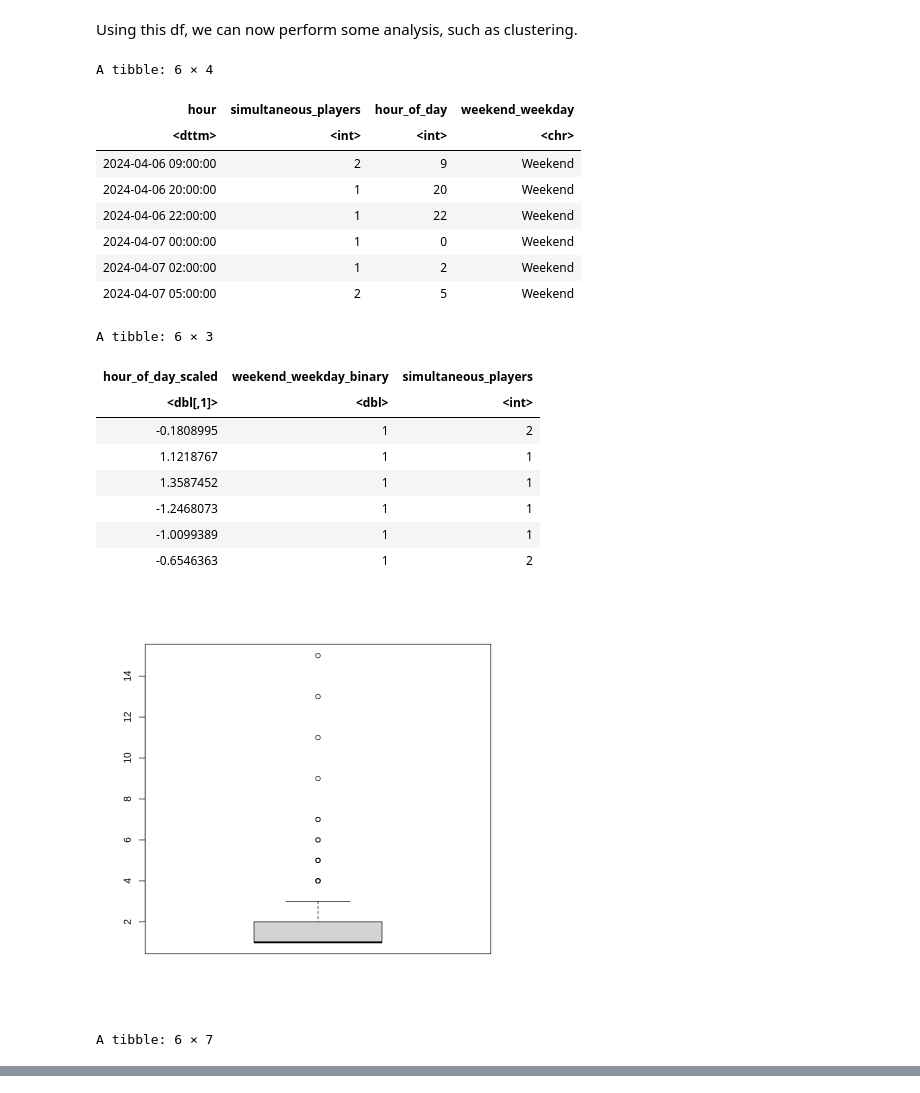
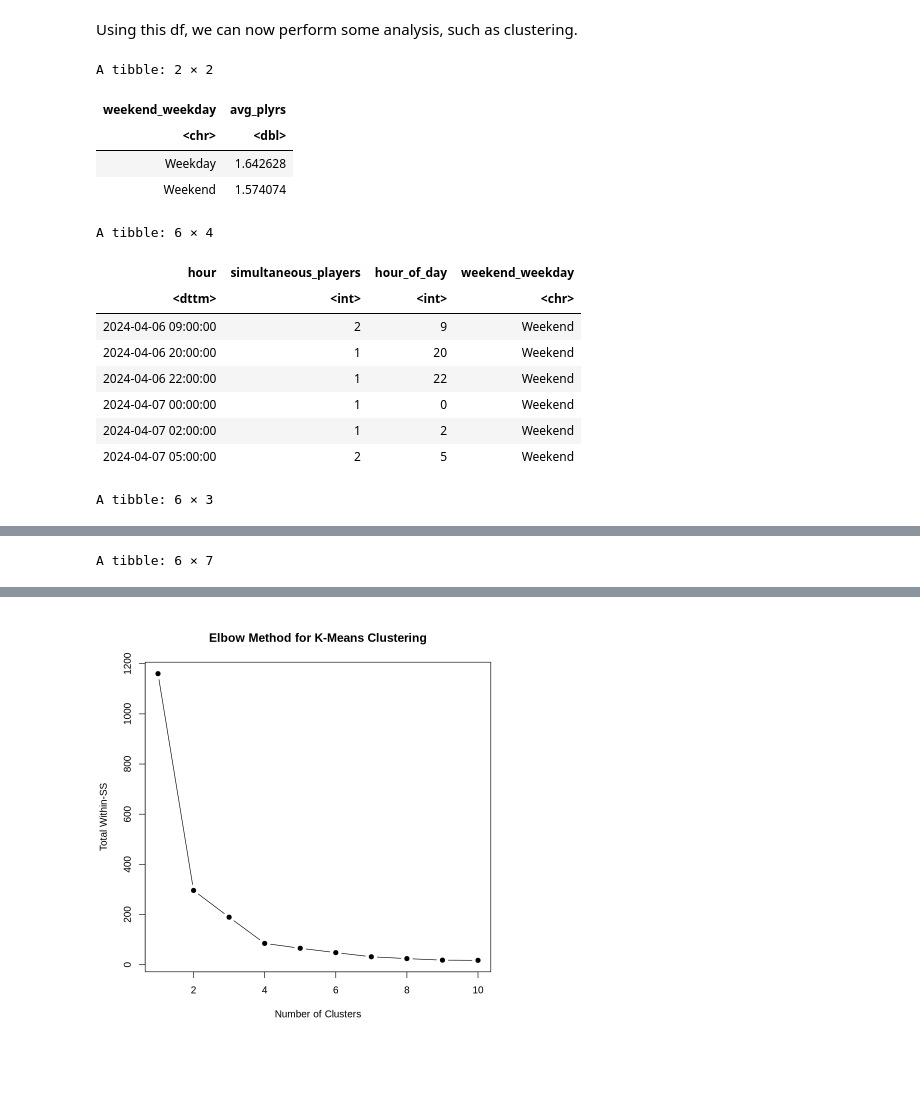
Before and after one commit to JameJ0/DSCI-Final-Group-13, a Jupyter notebook: report/final_project.ipynb, the cells around one changed output, grey strips where cells are left out. Saved outputs shown, nothing was run; the diff lists cells and outputs as text; code cells hidden in the pictures; blank space fills up the shorter version.

```diff
--- a/report/final_project.ipynb
+++ b/report/final_project.ipynb
@@ -319,6 +319,12 @@ time_windows_agg <- time_windows %>%
     hour_of_day = first(hour_of_day),  # Retain the first value of hour_of_day for each group
     weekend_weekday = first(weekend_weekday)  # Retain the first value of weekend_weekday for each group
   )
+
+# Visualize the difference between weekdays and weekends in players
+time_windows_plot<-time_windows_agg|>
+    group_by(weekend_weekday)|>
+    summarize(avg_plyrs = mean(simultaneous_players))
+head(time_windows_plot)
 
 # Convert the time back to datetime format for easier analysis and plotting
 time_windows_agg <- time_windows_agg %>%
@@ -342,9 +348,6 @@ clustering_data_scaled <- clustering_data %>%
   mutate(across(where(is.numeric), scale))  # Standardizing all numeric columns
 clustering_data_scaled <- clustering_data %>%
   mutate(across(where(is.numeric), ~ (.-min(.)) / (max(.) - min(.))))
-
-
-boxplot(clustering_data$simultaneous_players)
 
 
 # Check the data for clustering
@@ -355,50 +358,45 @@ set.seed(123)  # Set seed for reproducibility
 
 # Try different values of k
 wss <- numeric(10)
 for (k in 1:10) {
   kmeans_model <- kmeans(clustering_data[, c("hour_of_day_scaled", "weekend_weekday_binary")], centers = k, nstart = 25)
   wss[k] <- kmeans_model$tot.withinss
 }
 
 # Plot the WSS (Within-cluster Sum of Squares) to identify the "elbow"
 plot(1:10, wss, type = "b", pch = 19, xlab = "Number of Clusters", ylab = "Total Within-SS", main = "Elbow Method for K-Means Clustering")
 
 # Fit the K-means model with the optimal number of clusters (let's assume k=3)
 kmeans_model <- kmeans(clustering_data[, c("hour_of_day_scaled", "weekend_weekday_binary")], centers = 2, nstart = 25)
 
 # Add the cluster assignments to the data
 time_windows_agg$cluster <- kmeans_model$cluster
 
 # Check the clustering results
 head(time_windows_agg)
 
 # Visualizing the clusters
 ggplot(time_windows_agg, aes(x = hour_of_day, y = simultaneous_players, color = factor(cluster))) +
   geom_point() +
   labs(
     title = "K-Means Clustering of Player Demand",
     x = "Hour of Day",
     y = "Simultaneous Players",
     color = "Cluster"
   )
 # %% [output]
-A tibble: 6 × 4
+A tibble: 2 × 2
-| hour | simultaneous_players | hour_of_day | weekend_weekday |
-| <dttm> | <int> | <int> | <chr> |
-| 2024-04-06 09:00:00 | 2 | 9 | Weekend |
-| 2024-04-06 20:00:00 | 1 | 20 | Weekend |
-| 2024-04-06 22:00:00 | 1 | 22 | Weekend |
-| 2024-04-07 00:00:00 | 1 | 0 | Weekend |
-| 2024-04-07 02:00:00 | 1 | 2 | Weekend |
-| 2024-04-07 05:00:00 | 2 | 5 | Weekend |
+| weekend_weekday | avg_plyrs |
+| <chr> | <dbl> |
+| Weekday | 1.642628 |
+| Weekend | 1.574074 |
-A tibble: 6 × 3
+A tibble: 6 × 4
-| hour_of_day_scaled | weekend_weekday_binary | simultaneous_players |
-| <dbl[,1]> | <dbl> | <int> |
-| -0.1808995 | 1 | 2 |
-| 1.1218767 | 1 | 1 |
-| 1.3587452 | 1 | 1 |
-| -1.2468073 | 1 | 1 |
-| -1.0099389 | 1 | 1 |
-| -0.6546363 | 1 | 2 |
+| hour | simultaneous_players | hour_of_day | weekend_weekday |
+| <dttm> | <int> | <int> | <chr> |
+| 2024-04-06 09:00:00 | 2 | 9 | Weekend |
+| 2024-04-06 20:00:00 | 1 | 20 | Weekend |
+| 2024-04-06 22:00:00 | 1 | 22 | Weekend |
+| 2024-04-07 00:00:00 | 1 | 0 | Weekend |
+| 2024-04-07 02:00:00 | 1 | 2 | Weekend |
+| 2024-04-07 05:00:00 | 2 | 5 | Weekend |
-[figure, old version]
-A tibble: 6 × 7
+A tibble: 6 × 3
@@ -412,0 +411 @@ A tibble: 6 × 7
+A tibble: 6 × 7
@@ -412,0 +420 @@ A tibble: 6 × 7
+[figure, new version]
```
Also changed, not shown: parts of 3 cells of this notebook.
